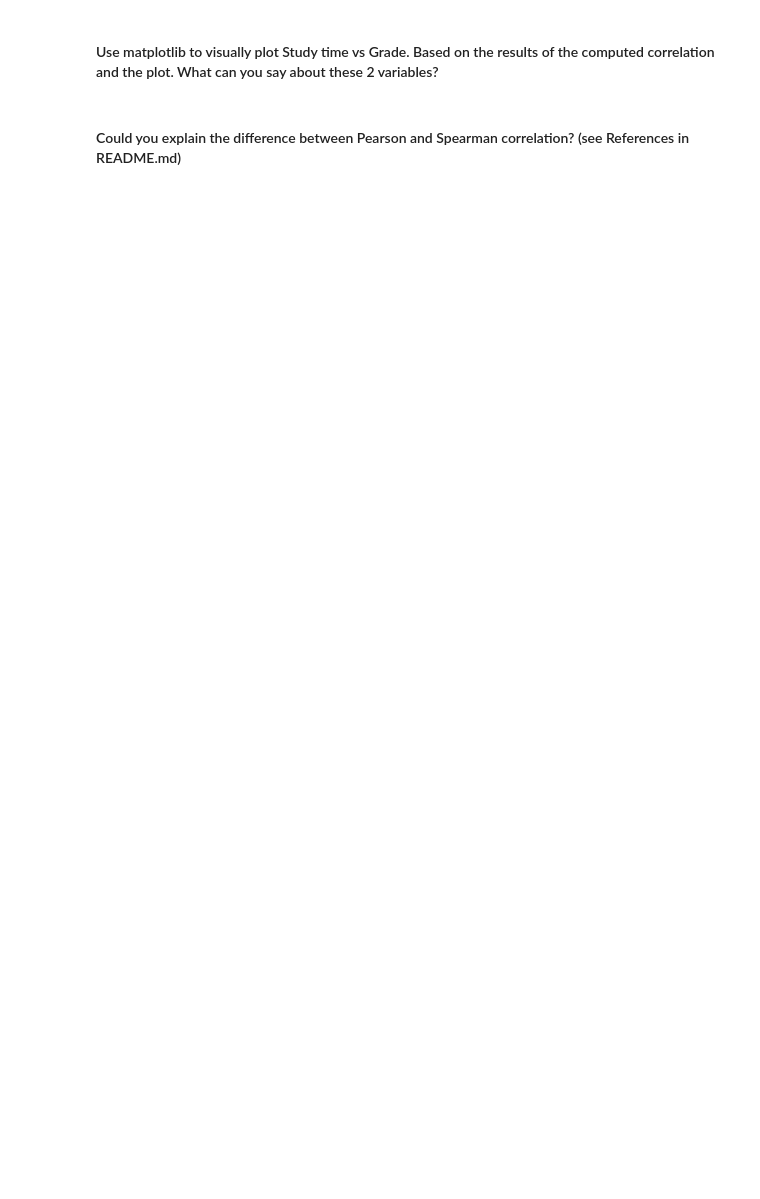
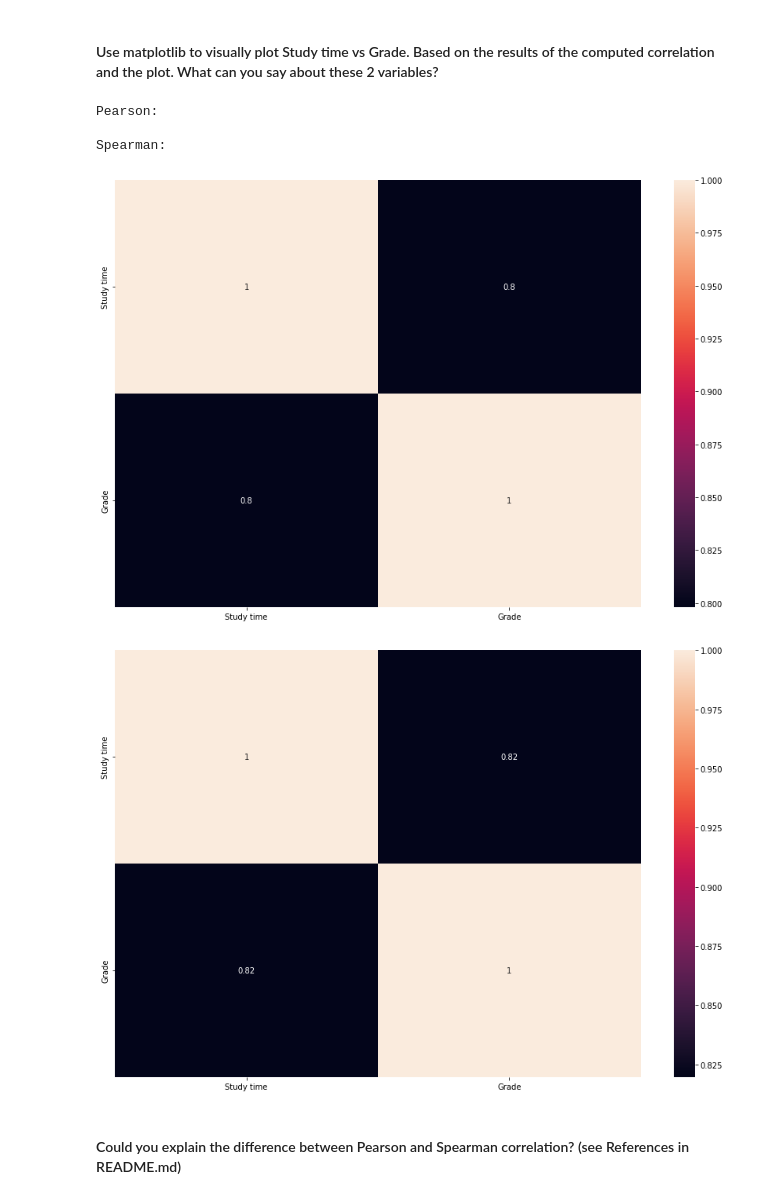
Before and after one commit to ta-data-mex/lab-pivot-table-and-correlation, a Jupyter notebook: your_code/main.ipynb, the cells around one changed output. Drawn from its saved outputs; the diff is of its cells as text; code cells hidden in the pictures; blank space fills up the shorter version.

```diff
--- a/your_code/main.ipynb
+++ b/your_code/main.ipynb
@@ -396,0 +471,12 @@ column= ['Calorie burned', 'Steps','Floors','Minutes Sedentary','Minutes Very Ac
+# %%
+# your answer here
+plt.subplots(figsize=(15, 10))
+sns.heatmap(pearson, annot=True);
+plt.subplots(figsize=(15, 10))
+sns.heatmap(spearman, annot=True);
+# %% [output]
+Pearson:
+
+Spearman:
+[figure, added]
+[figure, added]
```
Also changed, not shown: parts of 20 cells of this notebook.
